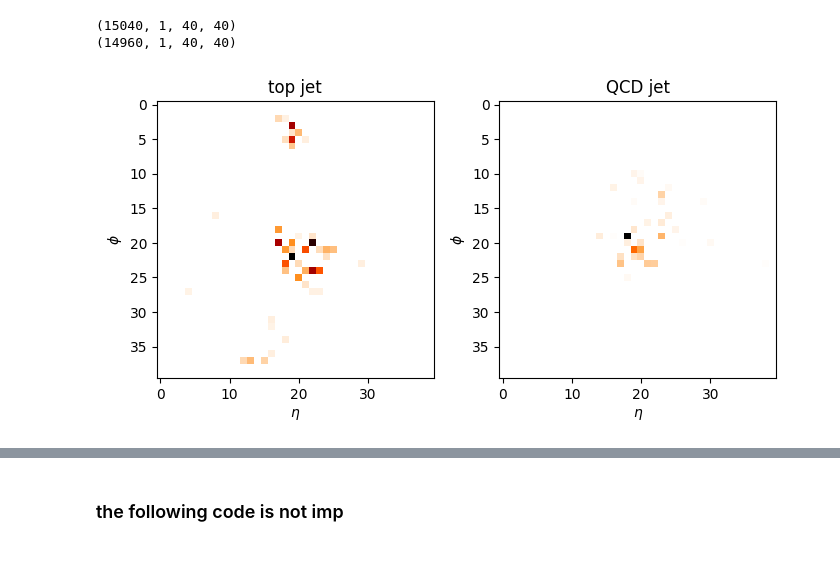
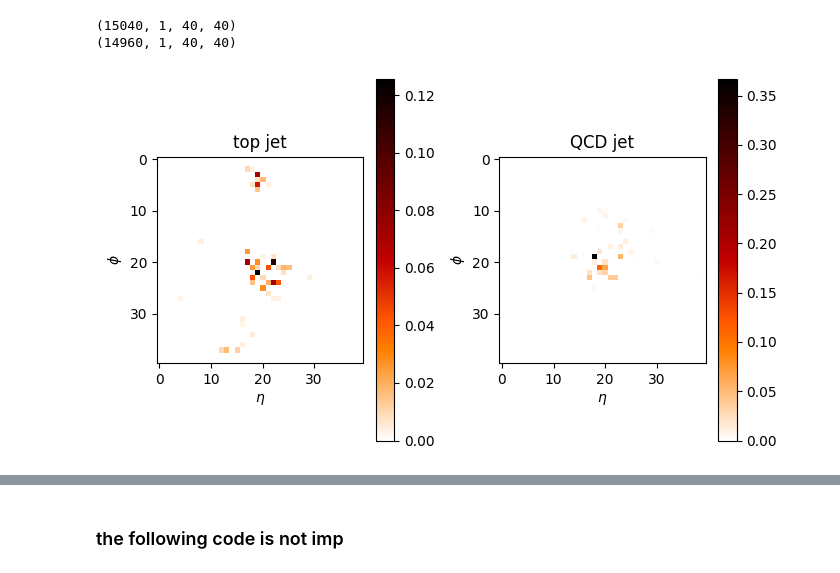
Before and after one commit to neelkanthrawat/mlph2023-Exercises, a Jupyter notebook: sheet08.ipynb, the cells around one changed output, grey strips where cells are left out. Drawn from its saved outputs; the diff is of its cells as text; code cells hidden in the pictures.

```diff
--- a/sheet08.ipynb
+++ b/sheet08.ipynb
@@ -292,21 +290,23 @@ print(sig.shape); print(bkg.shape)
 # %%
 ### plotting signal and background (signal is top jet and background is QCD jet)
 
 fig, axs = plt.subplots( 1, 2, figsize=(7,4) )
 
 # plotting one such data
-axs[0].imshow( sig[2,0,...], cmap="gist_heat_r" )
+img_sig= axs[0].imshow( sig[2,0,...], cmap="gist_heat_r" )
 axs[0].set_xlabel( "$\eta$" )
 axs[0].set_ylabel( "$\phi$" )
 axs[0].set_title("top jet")
+cbar_sig = fig.colorbar(img_sig, ax=axs[0])
 
-axs[1].imshow( bkg[2,0,...], cmap="gist_heat_r" )
+img_bkg=axs[1].imshow( bkg[2,0,...], cmap="gist_heat_r" )
 axs[1].set_xlabel( "$\eta$" )
 axs[1].set_ylabel( "$\phi$")
 axs[1].set_title("QCD jet")
+cbar_bkg = fig.colorbar(img_bkg, ax=axs[1])
 
 fig.tight_layout()
 
 fig.show()
 # %% [output]
-[figure, old version]
+[figure, new version]
```
Also changed, not shown: parts of 32 cells of this notebook.
